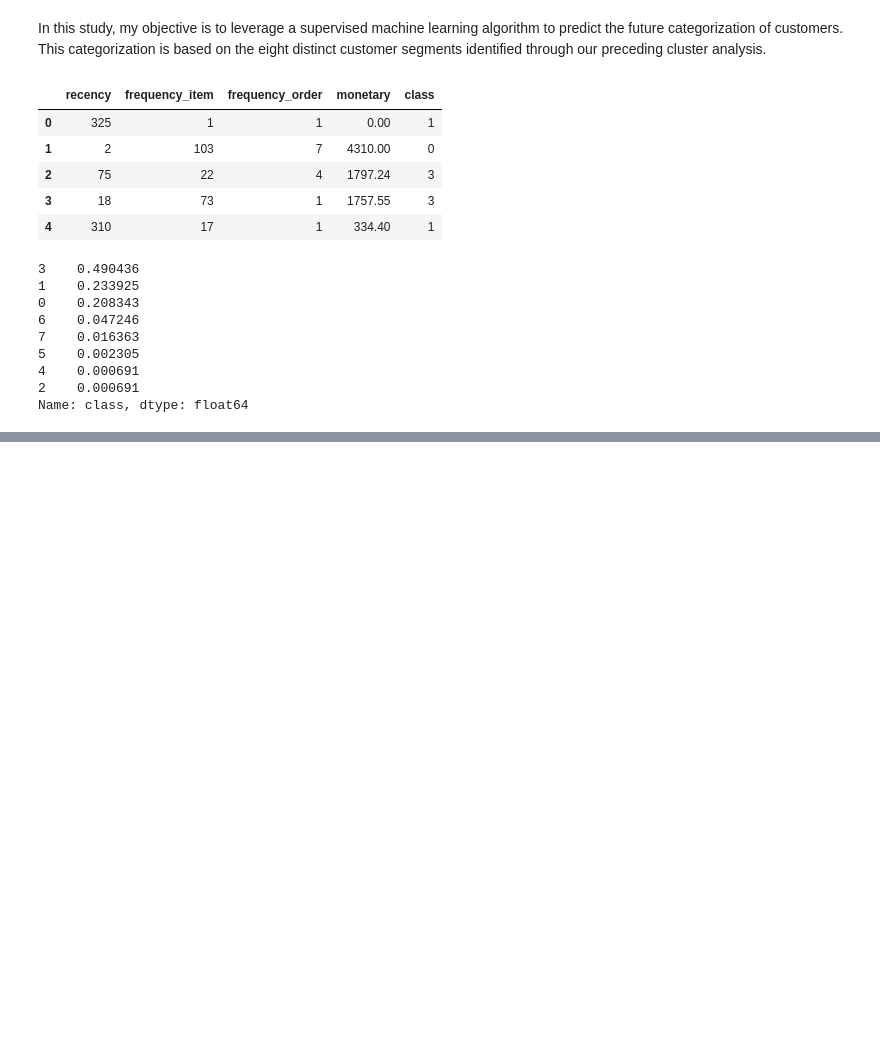
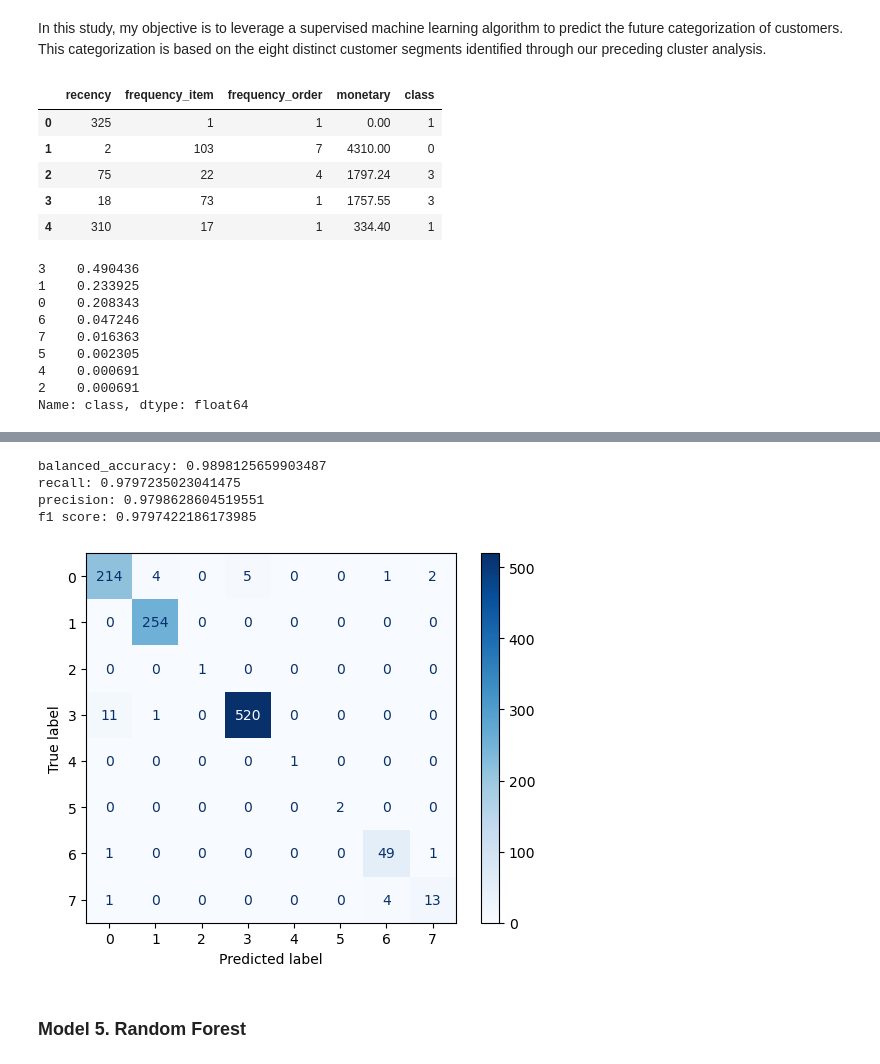
Before and after one commit to blueran21/Customer-Segmentation-in-E-Commerce, a Jupyter notebook: code/4_Customer_Classification.ipynb, the cells around one changed output, grey strips where cells are left out. Saved outputs shown, nothing was run; the diff lists cells and outputs as text; code cells hidden in the pictures; blank space fills up the shorter version.

```diff
--- a/code/4_Customer_Classification.ipynb
+++ b/code/4_Customer_Classification.ipynb
@@ -112,0 +178,24 @@ f1 score: 0.9869239310736021
+# %%
+pipe_dt = Pipeline(steps = [
+    ('model', DecisionTreeClassifier(random_state=42))
+])
+# %%
+params_dt = {
+    'model__criterion': ['gini', 'entropy']
+}
+
+gs_dt = GridSearchCV(pipe_dt, param_grid = params_dt, cv = 5, scoring = 'balanced_accuracy')
+
+gs_dt.fit(X_train, y_train)
+
+preds_dt = gs_knn.predict(X_test)
+
+scores.append(evaluation(X_test, y_test, preds_dt, gs_dt))
+# %% [output]
+balanced_accuracy: 0.9898125659903487
+recall: 0.9797235023041475
+precision: 0.9798628604519551
+f1 score: 0.9797422186173985
+[figure, added]
+# %% [markdown]
+### Model 5. Random Forest
```
Also changed, not shown: parts of 37 cells of this notebook, 3 other files.
